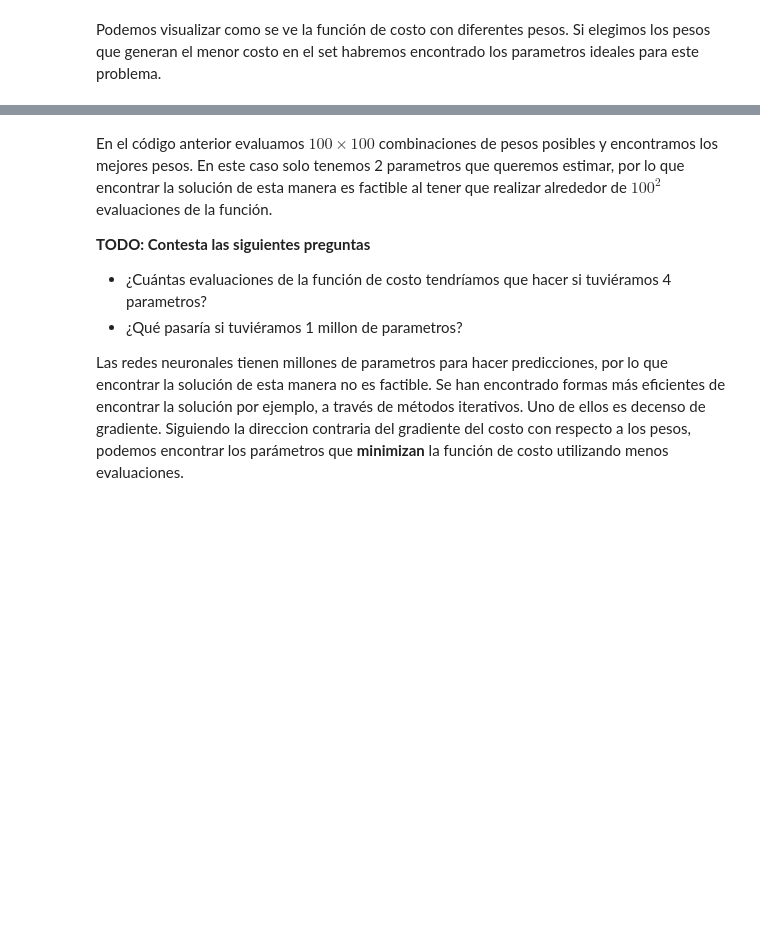
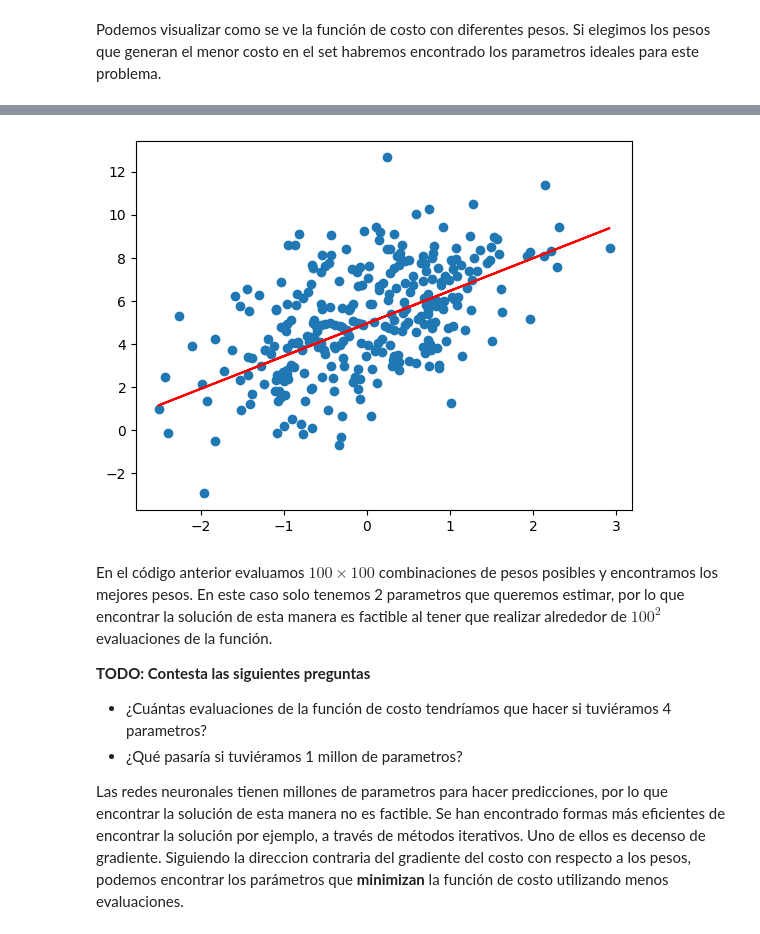
Before and after one commit to JohanaG27/ml26_Gurts, a Jupyter notebook: src/ml26/E03_LinearReg/gradient_descent_johana.ipynb, the cells around one changed output, grey strips where cells are left out. Saved outputs shown, nothing was run; the diff lists cells and outputs as text; code cells hidden in the pictures; blank space fills up the shorter version.

```diff
--- a/src/ml26/E03_LinearReg/gradient_descent_johana.ipynb
+++ b/src/ml26/E03_LinearReg/gradient_descent_johana.ipynb
@@ -94,18 +140,29 @@ plt.show()
 # %%
-# Podemos encontrar la combinación de pesos que minimizan el costo
+# Podemos encontrar la combinacion de pesos que minimizan el costo
 # Y de esta manera encontrar los pesos ideales
+
 best_idx = np.argmin(calc_cost)
+
 search_w0 = w0_flat[best_idx]
 search_w1 = w1_flat[best_idx]
-search_w = [[search_w0], [search_w1]]
+
+search_w = np.array([[search_w0], [search_w1]])
 
 plt.scatter(X, target_y)
-# TODO: Grafica la línea de regresión generada por tu modelo search_w
-# Encima de las muestras dadas
+
 # ====== Start of solution =====
-pred_y = ...
-plt.plot(...)
+
+# Generamos predicciones usando los mejores pesos encontrados
+pred_y = X_augmented @ search_w
+
+# Graficamos la linea de regresion
+plt.plot(X, pred_y, color='red')
+
 # ====== End of solution =====
+
+plt.show()
+# %% [output]
+[figure, added]
 # %% [markdown]
 En el código anterior evaluamos $100 \times 100$ combinaciones de pesos posibles y encontramos los mejores pesos. En este caso solo tenemos 2 parametros que queremos estimar, por lo que encontrar la solución de esta manera es factible al tener que realizar alrededor de $100^2$ evaluaciones de la función.
 
```
Also changed, not shown: parts of 8 cells of this notebook.
